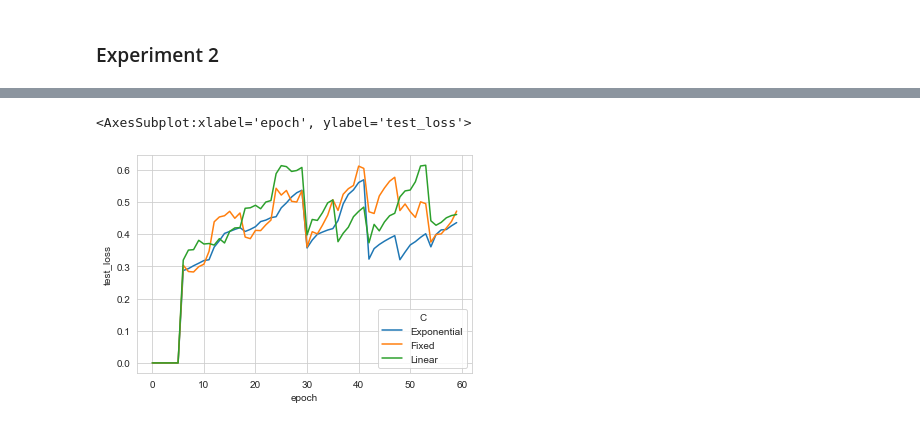
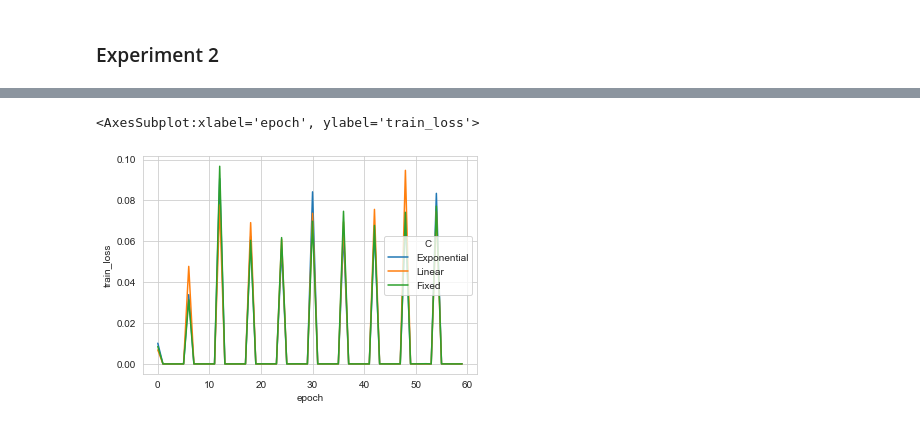
Before and after one commit to lguerdan/10-701-Project, a Jupyter notebook: dev_notebook.ipynb, the cells around one changed output, grey strips where cells are left out. Saved outputs shown, nothing was run; the diff lists cells and outputs as text; code cells hidden in the pictures.

```diff
--- a/dev_notebook.ipynb
+++ b/dev_notebook.ipynb
@@ -49,6 +49,6 @@ plot_centralized_fixed_cuttoff_experiment(exp)
 exp, params= helpers.load_exp('central_baseline_adaptive_cuttoff')
 plot_centralized_adaptive_cuttoff_experiment(exp)
 # %%
-exp_epoch, params= helpers.load_exp('Class_CL_adaptive_cuttoff', extension='epoch')
-exp_task, params= helpers.load_exp('Class_CL_adaptive_cuttoff', extension='task')
+exp_epoch, params= helpers.load_exp('debug', extension='epoch')
+exp_task, params= helpers.load_exp('debug', extension='task')
 # plot_centralized_adaptive_cuttoff_experiment(exp)
@@ -75,6 +54,0 @@ exp_task
-# %%
-mnist = exp[exp['benchmark'] == 'CIFAR'].reset_index()
-sns.lineplot(data=mnist, x='epoch', hue='C', y='test_loss')
-# %% [output]
-<AxesSubplot:xlabel='epoch', ylabel='test_loss'>
-[figure, removed]
@@ -83,0 +55,6 @@ sns.lineplot(data=mnist, x='epoch', hue='C', y='test_acc')
+# %%
+mnist = exp_epoch[exp_epoch['benchmark'] == 'MNIST'].reset_index()
+sns.lineplot(data=mnist, x='epoch', hue='C', y='train_loss')
+# %% [output]
+<AxesSubplot:xlabel='epoch', ylabel='train_loss'>
+[figure, added]
```
Also changed, not shown: parts of 4 cells of this notebook, 1 other file.
